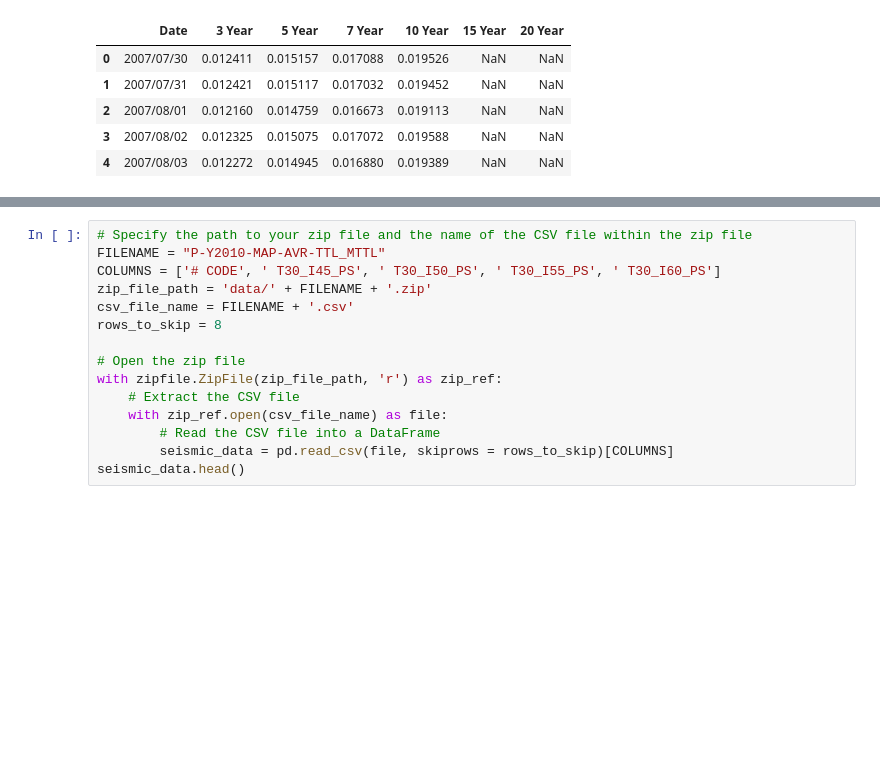
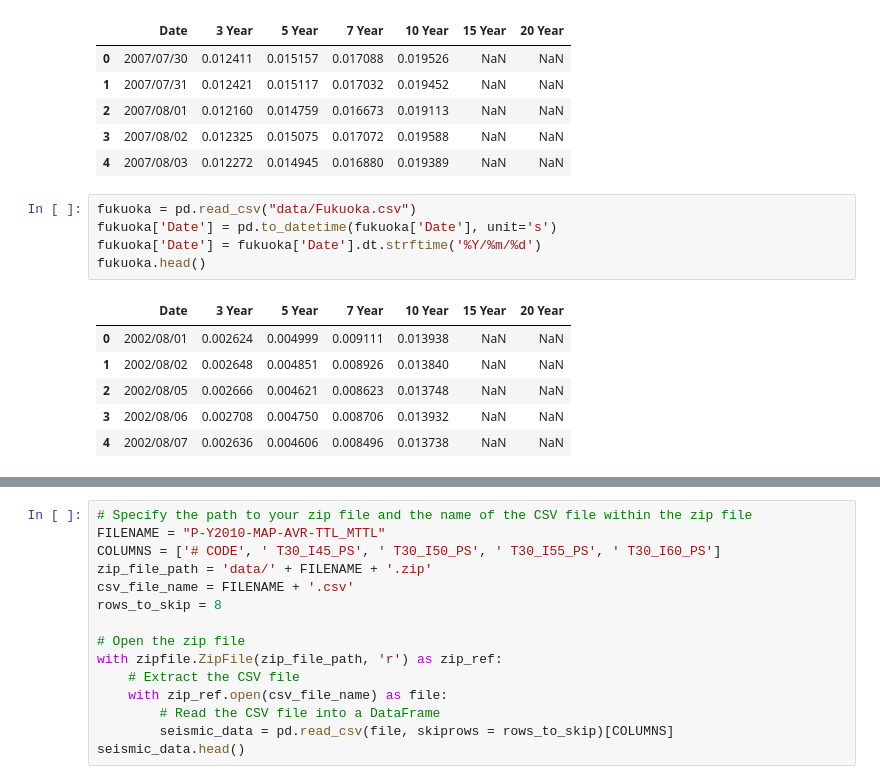
Before and after one commit to RussellzzZ/CausalInferenceDataScienceProject, a Jupyter notebook: data_project.ipynb, the cells around one changed output, grey strips where cells are left out. Drawn from its saved outputs; the diff is of its cells as text; blank space fills up the shorter version.

```diff
--- a/data_project.ipynb
+++ b/data_project.ipynb
@@ -97,3 +104,15 @@ kumamoto.head()
 | 2 | 2007/08/01 | 0.012160 | 0.014759 | 0.016673 | 0.019113 | NaN | NaN |
 | 3 | 2007/08/02 | 0.012325 | 0.015075 | 0.017072 | 0.019588 | NaN | NaN |
 | 4 | 2007/08/03 | 0.012272 | 0.014945 | 0.016880 | 0.019389 | NaN | NaN |
+# %%
+fukuoka = pd.read_csv("data/Fukuoka.csv")
+fukuoka['Date'] = pd.to_datetime(fukuoka['Date'], unit='s')
+fukuoka['Date'] = fukuoka['Date'].dt.strftime('%Y/%m/%d')
+fukuoka.head()
+# %% [output]
+|  | Date | 3 Year | 5 Year | 7 Year | 10 Year | 15 Year | 20 Year |
+| 0 | 2002/08/01 | 0.002624 | 0.004999 | 0.009111 | 0.013938 | NaN | NaN |
+| 1 | 2002/08/02 | 0.002648 | 0.004851 | 0.008926 | 0.013840 | NaN | NaN |
+| 2 | 2002/08/05 | 0.002666 | 0.004621 | 0.008623 | 0.013748 | NaN | NaN |
+| 3 | 2002/08/06 | 0.002708 | 0.004750 | 0.008706 | 0.013932 | NaN | NaN |
+| 4 | 2002/08/07 | 0.002636 | 0.004606 | 0.008496 | 0.013738 | NaN | NaN |
```
Also changed, not shown: parts of 7 cells of this notebook, 9 other files.
